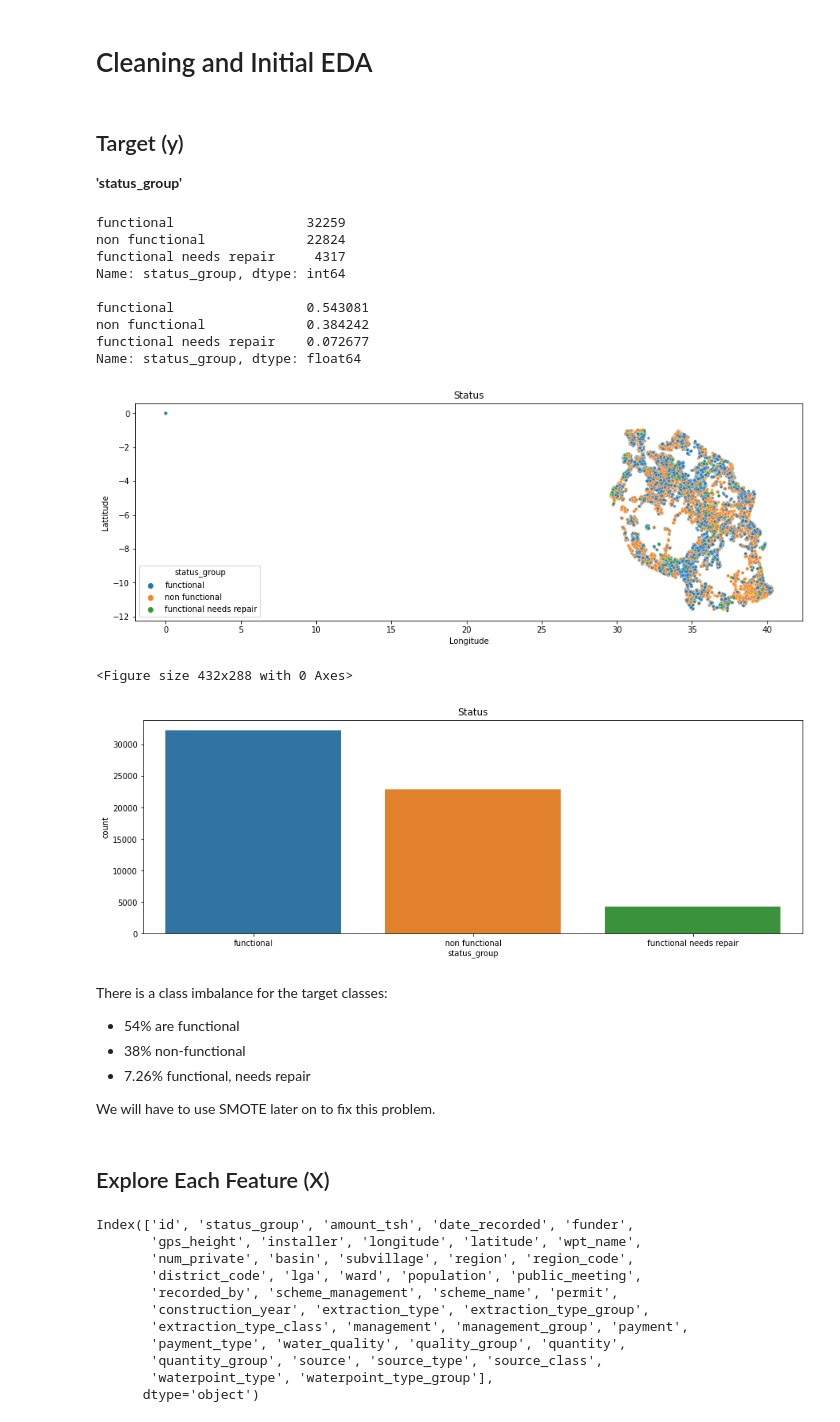
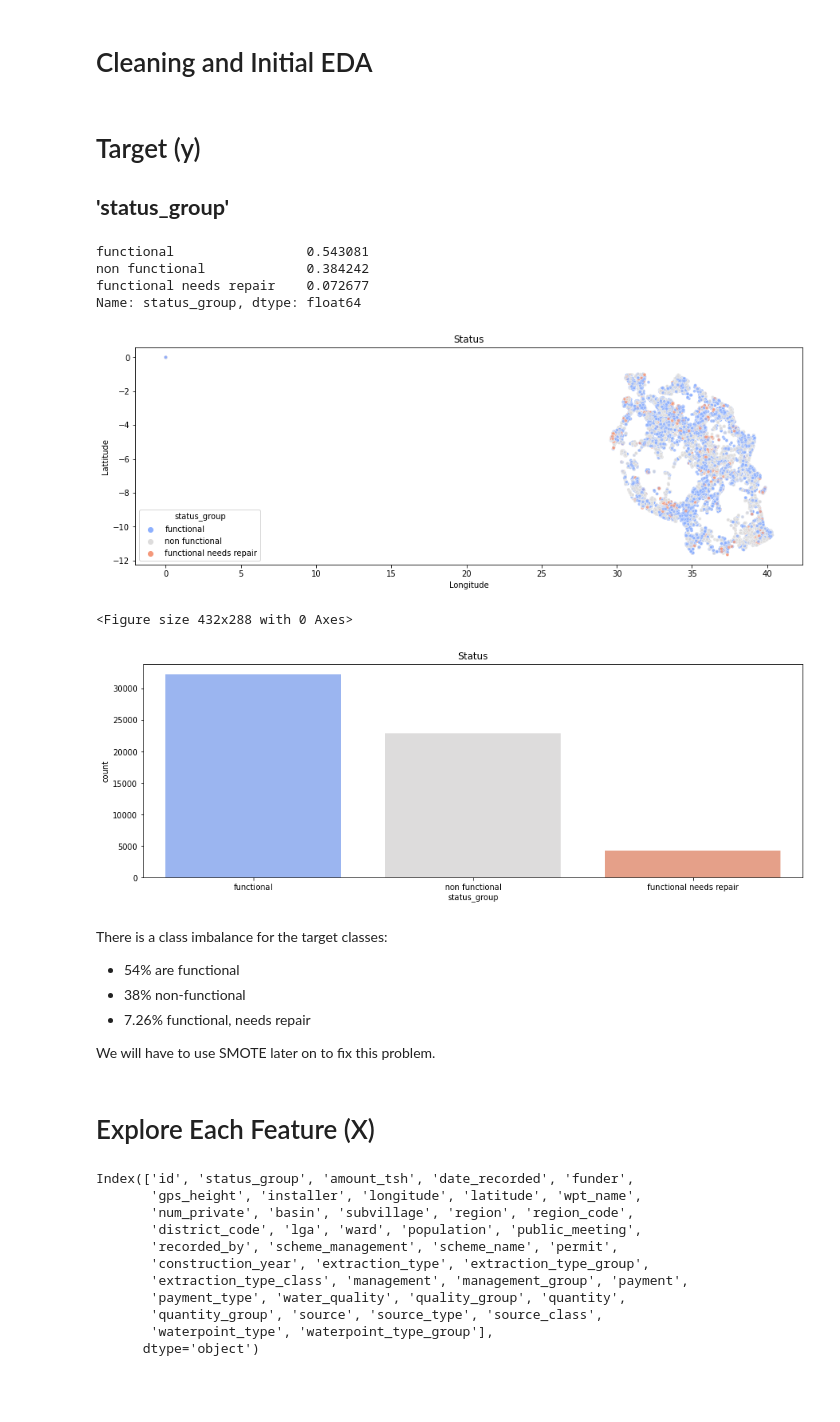
Before and after one commit to baotramduong/Portfolio_Project_Ternary_Classification_Tanzanian_Water_Crisis, a Jupyter notebook: Part I - EDA.ipynb, the cells around one changed output. Saved outputs shown, nothing was run; the diff lists cells and outputs as text; code cells hidden in the pictures; blank space fills up the shorter version.

```diff
--- a/Part I - EDA.ipynb
+++ b/Part I - EDA.ipynb
@@ -183,43 +178,38 @@ We will examine each column one by one.
 # %% [markdown]
 # Cleaning and Initial EDA
 # %% [markdown]
-## Target (y)
+# Target (y)
 
-**'status_group'**
+## **'status_group'**
+# %%
+#get value count
+df['status_group'].value_counts(normalize = True)
+# %% [output]
+functional                 0.543081
+non functional             0.384242
+functional needs repair    0.072677
+Name: status_group, dtype: float64
 # %%
-#get value count
-print(df['status_group'].value_counts())
-print()
-print(df['status_group'].value_counts(normalize = True))
-
 #plot
 plt.figure(figsize = (15, 5))
 sns.scatterplot(x = 'longitude', y = 'latitude',
-                hue = 'status_group', data = df, alpha = 0.75, s = 15)
+                hue = 'status_group', data = df, alpha = 0.75, s = 15, palette = 'coolwarm')
 plt.title('Status')
 plt.xlabel('Longitude')
 plt.ylabel('Lattitude')
 plt.show()
 plt.savefig('./Data/status_group_scatterplot')
-
-#plot
-plt.figure(figsize = (15, 5))
-sns.countplot(x = 'status_group', data=df)
-plt.title('Status')
-plt.savefig('./Data/status_group_countplot')
 # %% [output]
+[figure, new version]
-functional                 32259
-non functional             22824
-functional needs repair     4317
-Name: status_group, dtype: int64
-
-functional                 0.543081
-non functional             0.384242
-functional needs repair    0.072677
-Name: status_group, dtype: float64
+<Figure size 432x288 with 0 Axes>
-[figure, old version]
-<Figure size 432x288 with 0 Axes>
-[figure, removed]
+# %%
+#plot
+plt.figure(figsize = (15, 5))
+sns.countplot(x = 'status_group', data = df, palette = 'coolwarm')
+plt.title('Status')
+plt.savefig('./Data/status_group_countplot')
+# %% [output]
+[figure, added]
 # %% [markdown]
 There is a class imbalance for the target classes:
 
@@ -229,7 +219,7 @@ There is a class imbalance for the target classes:
 
 We will have to use SMOTE later on to fix this problem.
 # %% [markdown]
-## Explore Each Feature (X)
+# Explore Each Feature (X)
 # %%
 #get column names
 df.columns
```
Also changed, not shown: parts of 338 cells of this notebook.
